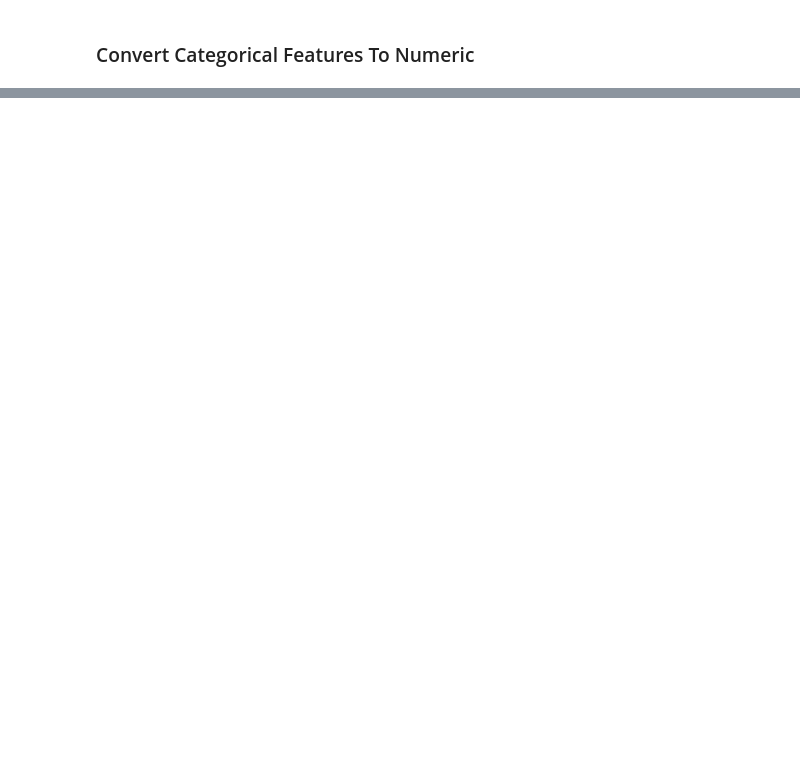
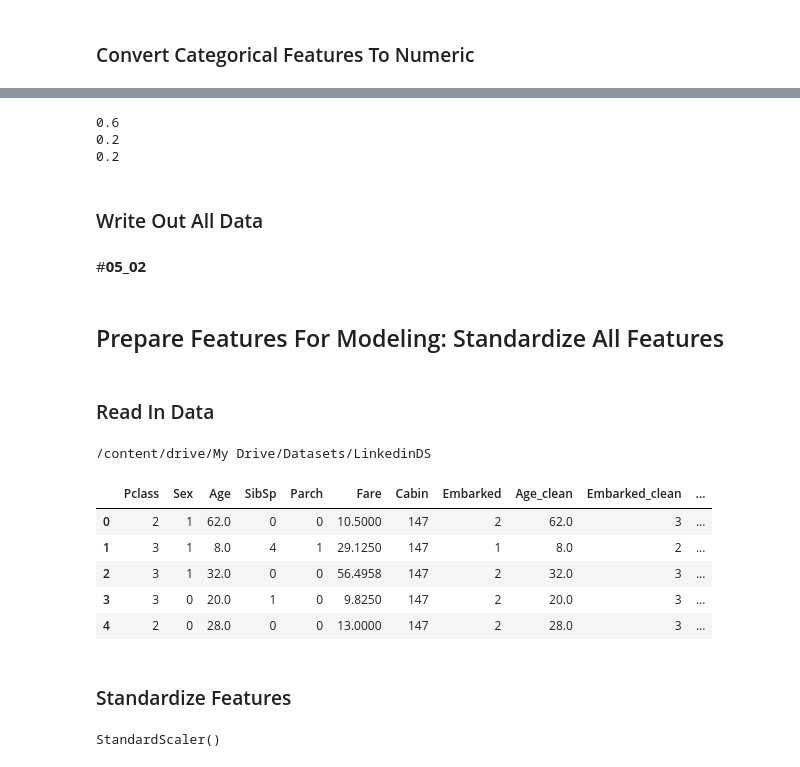
Before and after one commit to ArifAygun/Applied-Machine-Learning-Feature-Engineering, a Jupyter notebook: AA_AML_Feature_Engineering.ipynb, the cells around one changed output, grey strips where cells are left out. Cells and saved outputs as stored; diff of their text form; code cells hidden in the pictures; blank space fills up the shorter version.

```diff
--- a/AA_AML_Feature_Engineering.ipynb
+++ b/AA_AML_Feature_Engineering.ipynb
@@ -1306,0 +1345,9 @@ titanic.to_csv('/content/drive/My Drive/Datasets/LinkedinDS/titanic_numeric.csv'
+# %%
+for dataset in [y_train, y_val, y_test]:
+    print(round(len(dataset) / len(labels), 2))
+# %% [output]
+0.6
+0.2
+0.2
+# %% [markdown]
+### Write Out All Data
@@ -1306,0 +1362,33 @@ titanic.to_csv('/content/drive/My Drive/Datasets/LinkedinDS/titanic_numeric.csv'
+# %% [markdown]
+#**05_02**
+# %% [markdown]
+## Prepare Features For Modeling: Standardize All Features
+# %% [markdown]
+### Read In Data
+# %%
+# Read in data
+import pandas as pd
+from sklearn.preprocessing import StandardScaler
+
+%cd /content/drive/My Drive/Datasets/LinkedinDS/
+
+titanic_train = pd.read_csv('train_features.csv')
+titanic_val = pd.read_csv('val_features.csv')
+titanic_test = pd.read_csv('test_features.csv')
+titanic_train.head()
+# %% [output]
+/content/drive/My Drive/Datasets/LinkedinDS
+|  | Pclass | Sex | Age | SibSp | Parch | Fare | Cabin | Embarked | Age_clean | Embarked_clean | ... |
+| 0 | 2 | 1 | 62.0 | 0 | 0 | 10.5000 | 147 | 2 | 62.0 | 3 | ... |
+| 1 | 3 | 1 | 8.0 | 4 | 1 | 29.1250 | 147 | 1 | 8.0 | 2 | ... |
+| 2 | 3 | 1 | 32.0 | 0 | 0 | 56.4958 | 147 | 2 | 32.0 | 3 | ... |
+| 3 | 3 | 0 | 20.0 | 1 | 0 | 9.8250 | 147 | 2 | 20.0 | 3 | ... |
+| 4 | 2 | 0 | 28.0 | 0 | 0 | 13.0000 | 147 | 2 | 28.0 | 3 | ... |
+# %% [markdown]
+### Standardize Features
+# %%
+# Fit the scaler on the training data
+scaler = StandardScaler()
+scaler.fit(titanic_train)
+# %% [output]
+StandardScaler()
```
Also changed, not shown: parts of 35 cells of this notebook.
